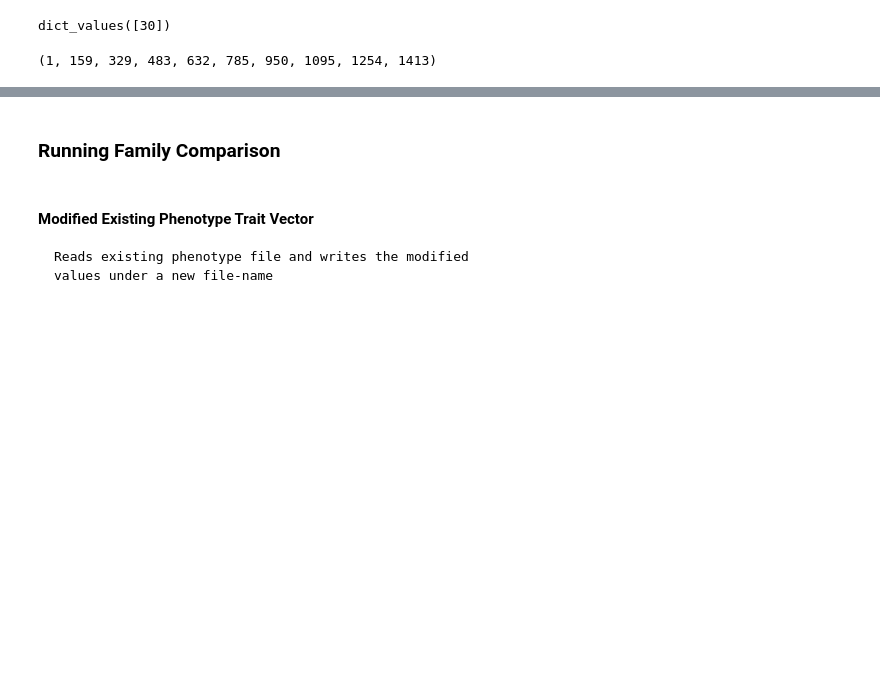
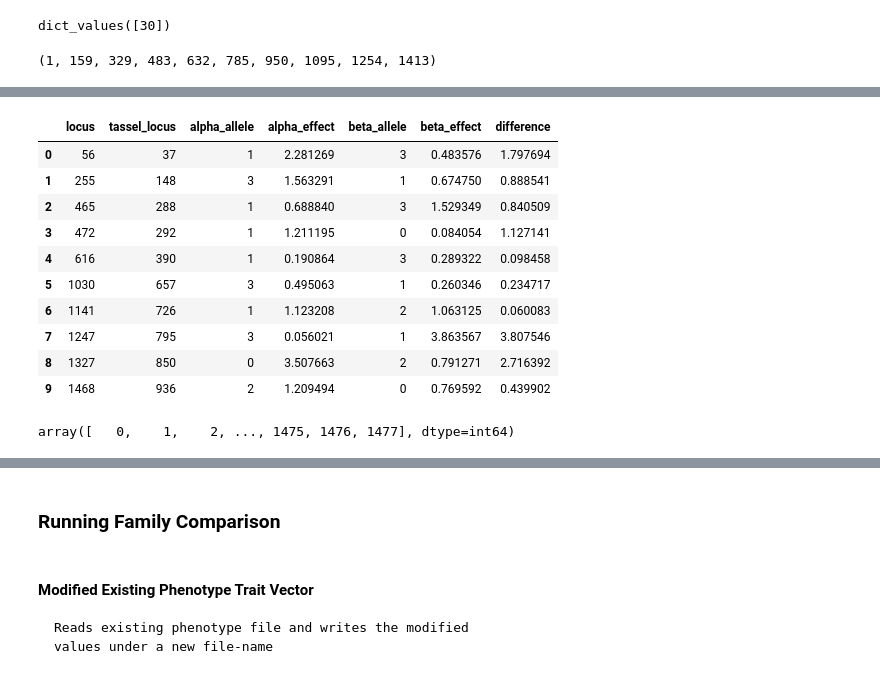
Before and after one commit to maizeatlas/saegus, a Jupyter notebook: devel/magic/1478/docs_run_demonstration.ipynb, the cells around one changed output, grey strips where cells are left out. Saved outputs shown, nothing was run; the diff lists cells and outputs as text; code cells hidden in the pictures; blank space fills up the shorter version.

```diff
--- a/devel/magic/1478/docs_run_demonstration.ipynb
+++ b/devel/magic/1478/docs_run_demonstration.ipynb
@@ -323,0 +290,14 @@ saegus_to_tassel_loci = loci_conversions['saegus_to_tassel']
+# %%
+allele_effects_table
+# %% [output]
+|  | locus | tassel_locus | alpha_allele | alpha_effect | beta_allele | beta_effect | difference |
+| 0 | 56 | 37 | 1 | 2.281269 | 3 | 0.483576 | 1.797694 |
+| 1 | 255 | 148 | 3 | 1.563291 | 1 | 0.674750 | 0.888541 |
+| 2 | 465 | 288 | 1 | 0.688840 | 3 | 1.529349 | 0.840509 |
+| 3 | 472 | 292 | 1 | 1.211195 | 0 | 0.084054 | 1.127141 |
+| 4 | 616 | 390 | 1 | 0.190864 | 3 | 0.289322 | 0.098458 |
+| 5 | 1030 | 657 | 3 | 0.495063 | 1 | 0.260346 | 0.234717 |
+| 6 | 1141 | 726 | 1 | 1.123208 | 2 | 1.063125 | 0.060083 |
+| 7 | 1247 | 795 | 3 | 0.056021 | 1 | 3.863567 | 3.807546 |
+| 8 | 1327 | 850 | 0 | 3.507663 | 2 | 0.791271 | 2.716392 |
+| 9 | 1468 | 936 | 2 | 1.209494 | 0 | 0.769592 | 0.439902 |
@@ -323,0 +308,4 @@ saegus_to_tassel_loci = loci_conversions['saegus_to_tassel']
+# %%
+np.array(afs['demonstration']['0']['500']['axis1'])
+# %% [output]
+array([   0,    1,    2, ..., 1475, 1476, 1477], dtype=int64)
```
Also changed, not shown: parts of 89 cells of this notebook, 23 other files.
